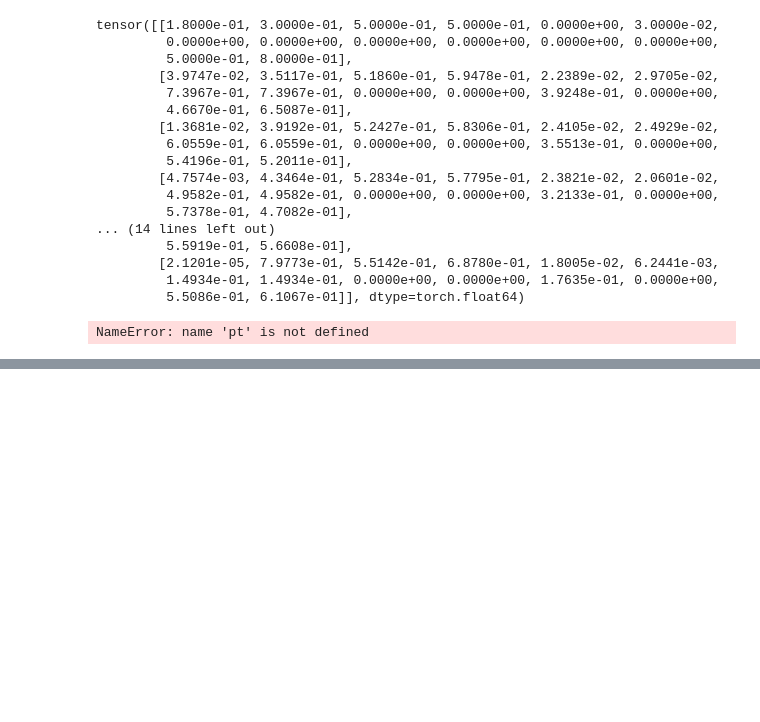
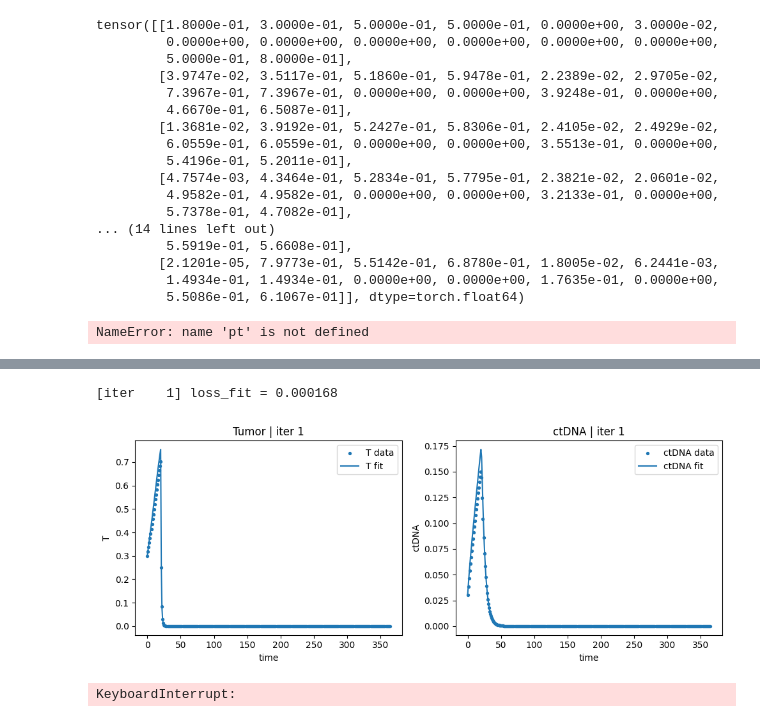
Before and after one commit to Elijo4257/Capstone, a Jupyter notebook: Final/TermLearning_.ipynb, the cells around one changed output, grey strips where cells are left out. Drawn from its saved outputs; the diff is of its cells as text; code cells hidden in the pictures; blank space fills up the shorter version.

```diff
--- a/Final/TermLearning_.ipynb
+++ b/Final/TermLearning_.ipynb
@@ -1630,0 +1716,9 @@ Tumor first 10: tensor([1.8000e-01, 3.9747e-02, 1.3681e-02, 4.7574e-03, 1.6719e-
+# %%
+fit_state_names = ["T", "ctDNA"]
+
+state_mask = torch.ones(1, n_states, dtype=dtype, device=device)
+for s in fit_state_names:
+    idx = state_index[s]
+    state_mask[0, idx] = 1.0
+
+state_mask
@@ -1630,0 +1765,70 @@ Tumor first 10: tensor([1.8000e-01, 3.9747e-02, 1.3681e-02, 4.7574e-03, 1.6719e-
+# %%
+import matplotlib.pyplot as plt
+
+# Freeze teacher data
+x_data_fit = x_data.detach()  # [T, n_states]
+t_cpu      = times.detach().cpu()
+
+idx_T     = state_index["T"]
+idx_ctDNA = state_index["ctDNA"]
+
+optimizer = torch.optim.Adam(
+    [p for p in theta_learn.values() if isinstance(p, torch.nn.Parameter)],
+    lr=1e-3,
+)
+
+num_iters  = 1000
+plot_every = 200
+
+for it in range(1, num_iters + 1):
+    optimizer.zero_grad()
+
+    loss = loss_fit(theta_learn, x_data_fit, state_mask, u_fn=u_schedule)
+    loss.backward()
+    optimizer.step()
+
+    if it % plot_every == 0 or it == 1 or it == num_iters:
+        with torch.no_grad():
+            print(f"[iter {it:4d}] loss_fit = {loss.item():.6f}")
+
+            # Re-simulate with updated parameters for plotting
+            _, x_sim_plot = simulate_teacher(
+                model=model,
+                patient=patient,
+                theta=theta_learn,
+                u_fn=u_schedule,
+                device=device,
+                dtype=dtype,
+            )
+
+            T_data  = x_data_fit[:, idx_T].cpu()
+            T_sim   = x_sim_plot[:, idx_T].detach().cpu()
+            ct_data = x_data_fit[:, idx_ctDNA].cpu()
+            ct_sim  = x_sim_plot[:, idx_ctDNA].detach().cpu()
+
+            plt.figure(figsize=(10,4))
+
+            # Tumor
+            plt.subplot(1,2,1)
+            plt.scatter(t_cpu, T_data, s=8, label="T data")
+            plt.plot(t_cpu, T_sim, label="T fit")
+            plt.xlabel("time")
+            plt.ylabel("T")
+            plt.title(f"Tumor | iter {it}")
+            plt.legend()
+
+            # ctDNA
+            plt.subplot(1,2,2)
+            plt.scatter(t_cpu, ct_data, s=8, label="ctDNA data")
+            plt.plot(t_cpu, ct_sim, label="ctDNA fit")
+            plt.xlabel("time")
+            plt.ylabel("ctDNA")
+            plt.title(f"ctDNA | iter {it}")
+            plt.legend()
+
+            plt.tight_layout()
+            plt.show()
+# %% [output]
+[iter    1] loss_fit = 0.000168
+[figure, added]
+KeyboardInterrupt:
```
Also changed, not shown: parts of 18 cells of this notebook, 1 other file.
